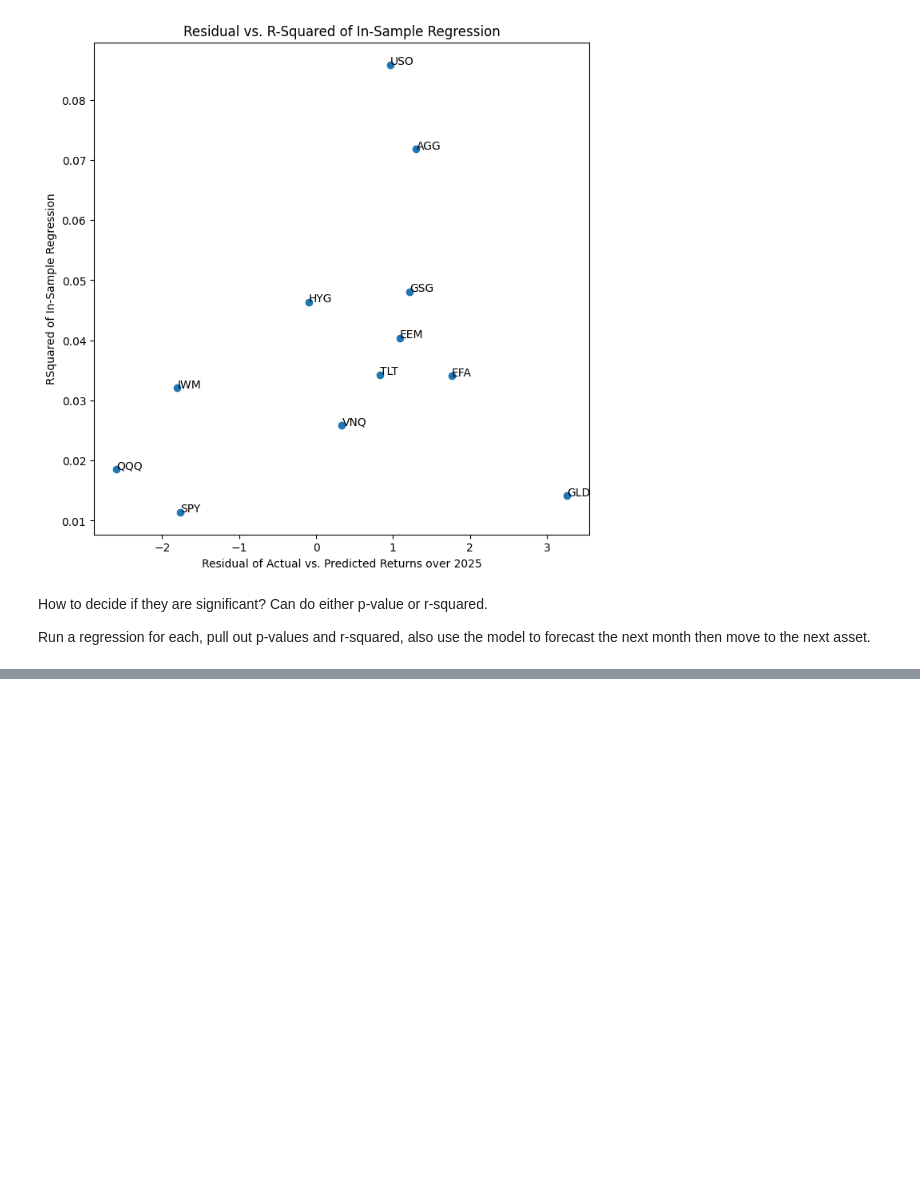
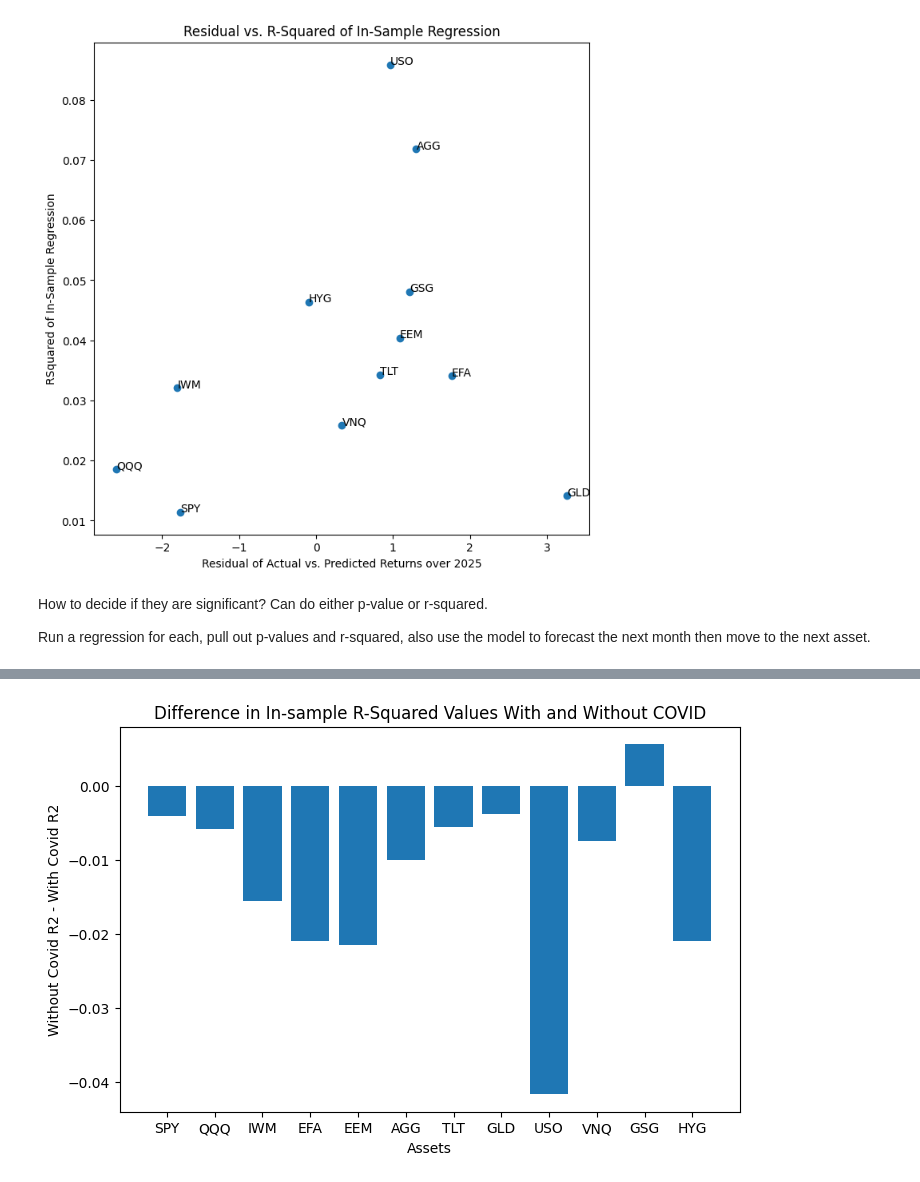
Before and after one commit to Kunj121/MacroFinance_HW2, a Jupyter notebook: hw3/macro_factors.ipynb, the cells around one changed output, grey strips where cells are left out. Cells and saved outputs as stored; diff of their text form; code cells hidden in the pictures; blank space fills up the shorter version.

```diff
--- a/hw3/macro_factors.ipynb
+++ b/hw3/macro_factors.ipynb
@@ -348,3 +361,22 @@ How to decide if they are significant?
 Can do either p-value or r-squared.
 
 Run a regression for each, pull out p-values and r-squared, also use the model to forecast the next month then move to the next asset.
+# %%
+assets = ['SPY', 'QQQ', 'IWM', 'EFA', 'EEM', 'AGG', 'TLT', 'GLD', 'USO', 'VNQ',
+       'GSG', 'HYG']
+
+rm_covid = in_sample[(in_sample.index <= "2020-01-01" )| (in_sample.index >= "2021-01-01")]
+rm_covid_results = pd.DataFrame()
+for asset in assets:
+    spy_model = OLS(rm_covid[asset], add_constant(rm_covid[['rate_change_1m', 'ISM', 'pce_yoy']])).fit()
+    y_pred = spy_model.predict(add_constant(oos[['rate_change_1m', 'ISM', 'pce_yoy']]))
+    y_actual = oos[asset]
+
+    res = pd.DataFrame({'residual': sum(y_actual - y_pred),
+                        'rsquared': spy_model.rsquared,
+                        'ff_pval': spy_model.pvalues['rate_change_1m'],
+                        'ism_pval': spy_model.pvalues['ISM'],
+                        'pce_pval': spy_model.pvalues['pce_yoy']}, index = [asset])
+    rm_covid_results = pd.concat([rm_covid_results,  res], axis = 0)
+
+rm_covid_results
@@ -350,0 +397,9 @@ Run a regression for each, pull out p-values and r-squared, also use the model t
+# %%
+plt.figure(figsize = (8, 5))
+plt.bar(rm_covid_results.index, rm_covid_results['rsquared'] - results['rsquared'])
+plt.title("Difference in In-sample R-Squared Values With and Without COVID")
+plt.xlabel("Assets")
+plt.ylabel("Without Covid R2 - With Covid R2")
+plt.show()
+# %% [output]
+[figure, added]
```
Also changed, not shown: parts of 3 cells of this notebook.
